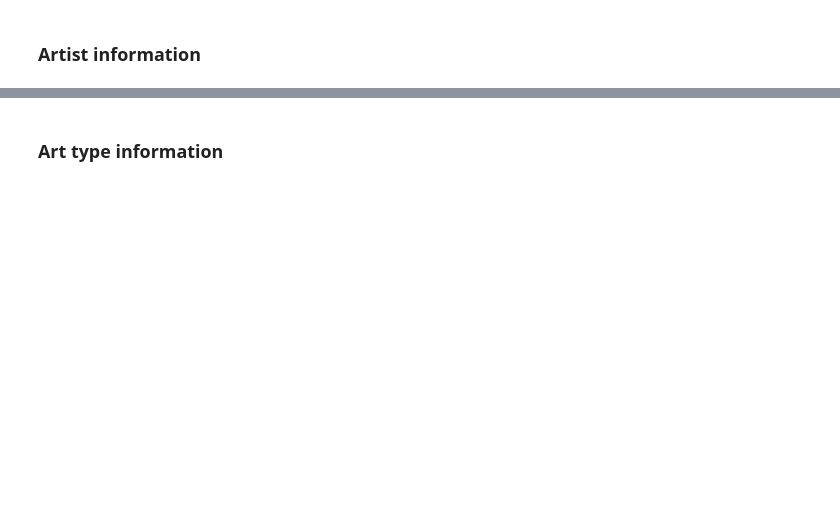
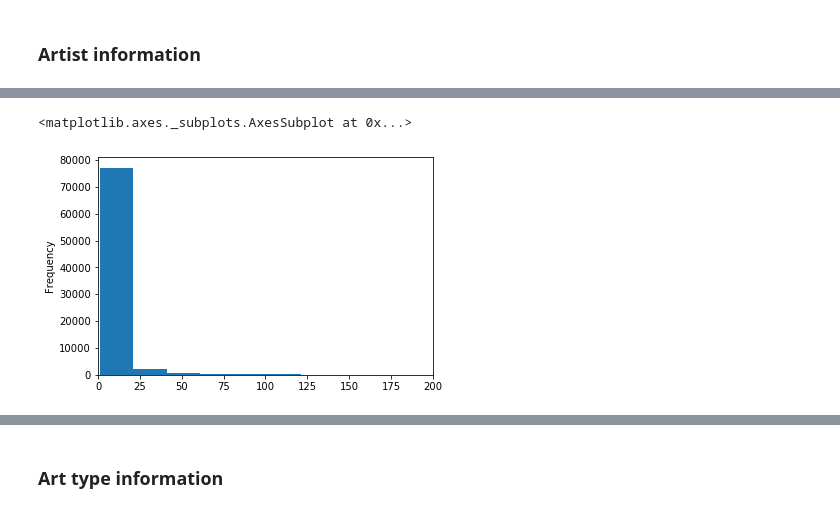
Before and after one commit to Zardinality/InfoVis-Framework-2021, a Jupyter notebook: data-insights.ipynb, the cells around one changed output, grey strips where cells are left out. Drawn from its saved outputs; the diff is of its cells as text; code cells hidden in the pictures; blank space fills up the shorter version.

```diff
--- a/data-insights.ipynb
+++ b/data-insights.ipynb
@@ -19,0 +53,6 @@ print(f"Unique artists: {dataset['artist_full_name'].nunique()}")
+# %%
+# plot the artwork counts histogram, on artist level
+dataset['artist_full_name'].value_counts()[10:].plot.hist(bins=100, xlim=[0,200], xlabel="number of art works", ylabel="number of artists")
+# %% [output]
+<matplotlib.axes._subplots.AxesSubplot at 0x...>
+[figure, added]
```
Also changed, not shown: parts of 7 cells of this notebook, 4 other files.
